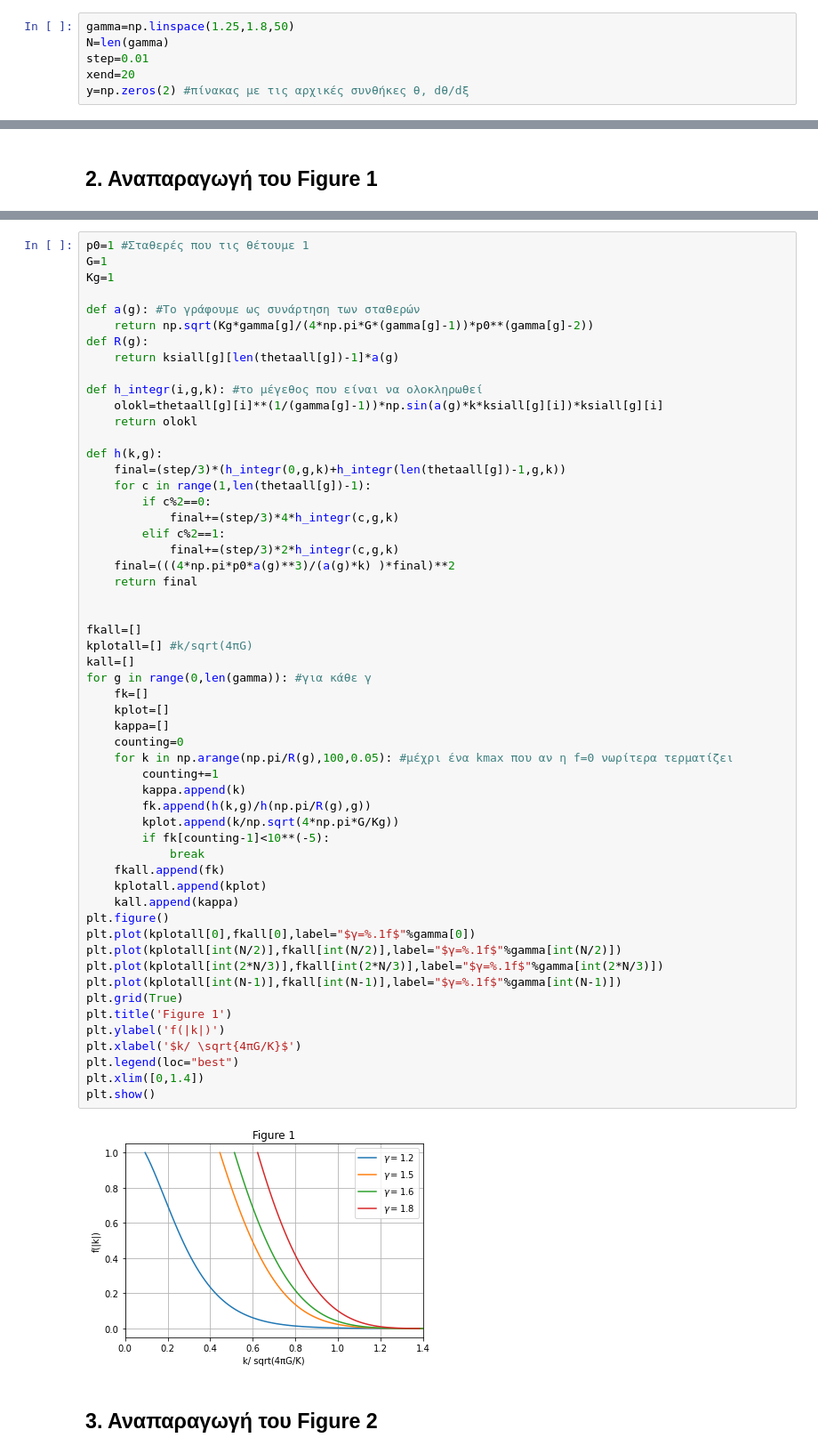
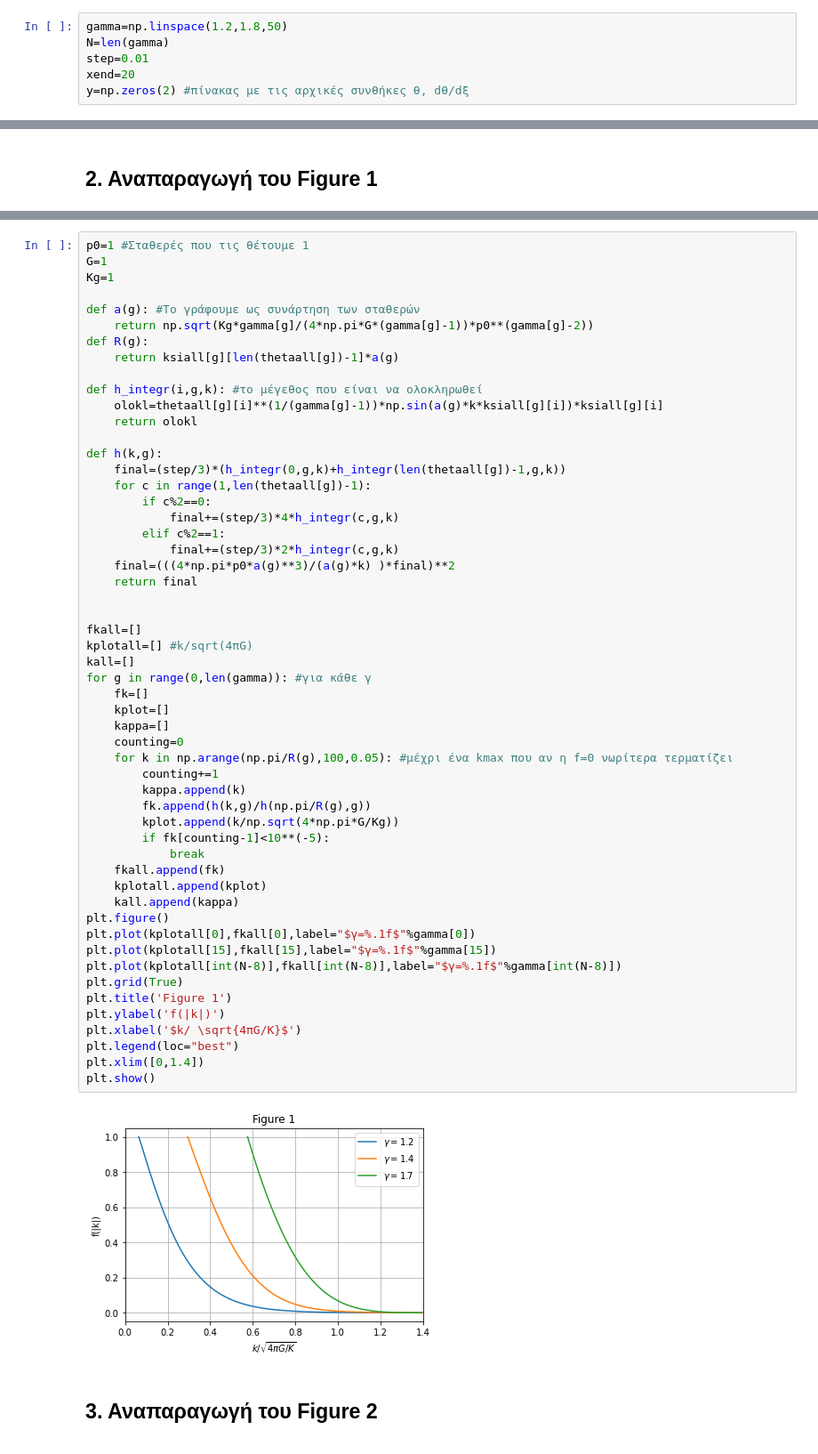
Before and after one commit to Maria-Lekou/Computational-Physics, a Jupyter notebook: ΥΦΕ209/Λεκού_4400.ipynb, the cells around one changed output, grey strips where cells are left out. Shown at 89% size. Drawn from its saved outputs; the diff is of its cells as text.

```diff
--- a/ΥΦΕ209/Λεκού_4400.ipynb
+++ b/ΥΦΕ209/Λεκού_4400.ipynb
@@ -12,7 +12,7 @@ from simpson import simps
 $$\frac{1}{ξ^2}\frac{d}{dξ}ξ^2\frac{dθ}{dξ}+θ^{1/(γ-1)}=0$$
 και χρησιμοποιούμε Rungke Kutta 4ης τάξης για τη λύση της.
 # %%
-gamma=np.linspace(1.25,1.8,50)
+gamma=np.linspace(1.2,1.8,50)
 N=len(gamma)
 step=0.01
 xend=20
@@ -93,37 +93,36 @@ def h(k,g):
 
 
 fkall=[]
 kplotall=[] #k/sqrt(4πG)
 kall=[]
 for g in range(0,len(gamma)): #για κάθε γ
     fk=[]
     kplot=[]
     kappa=[]
     counting=0
     for k in np.arange(np.pi/R(g),100,0.05): #μέχρι ένα kmax που αν η f=0 νωρίτερα τερματίζει
         counting+=1
         kappa.append(k)
         fk.append(h(k,g)/h(np.pi/R(g),g))
         kplot.append(k/np.sqrt(4*np.pi*G/Kg))
         if fk[counting-1]<10**(-5):
             break
     fkall.append(fk)
     kplotall.append(kplot)
     kall.append(kappa)
 plt.figure()
 plt.plot(kplotall[0],fkall[0],label="$γ=%.1f$"%gamma[0])
-plt.plot(kplotall[int(N/2)],fkall[int(N/2)],label="$γ=%.1f$"%gamma[int(N/2)])
-plt.plot(kplotall[int(2*N/3)],fkall[int(2*N/3)],label="$γ=%.1f$"%gamma[int(2*N/3)])
-plt.plot(kplotall[int(N-1)],fkall[int(N-1)],label="$γ=%.1f$"%gamma[int(N-1)])
+plt.plot(kplotall[15],fkall[15],label="$γ=%.1f$"%gamma[15])
+plt.plot(kplotall[int(N-8)],fkall[int(N-8)],label="$γ=%.1f$"%gamma[int(N-8)])
 plt.grid(True)
 plt.title('Figure 1')
 plt.ylabel('f(|k|)')
 plt.xlabel('$k/ \sqrt{4πG/K}$')
 plt.legend(loc="best")
 plt.xlim([0,1.4])
 plt.show()
 # %% [output]
-[figure, old version]
+[figure, new version]
 # %% [markdown]
 ## 3. Αναπαραγωγή του Figure 2
 # %%
```
Also changed, not shown: parts of 3 cells of this notebook.
